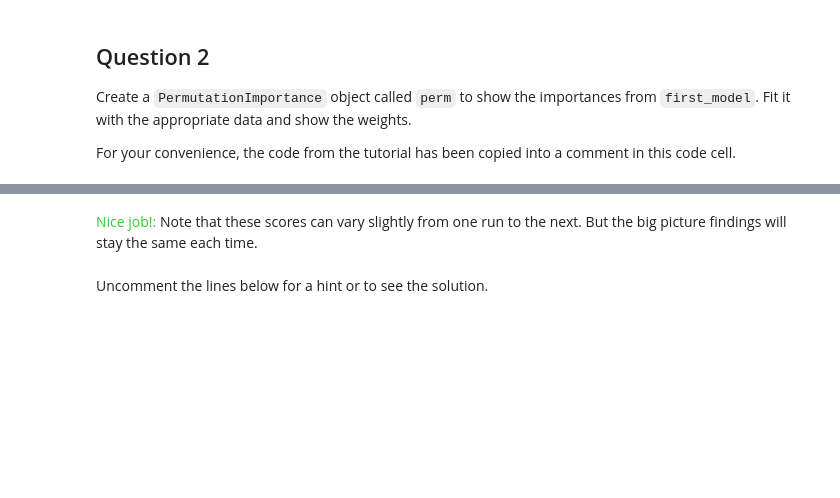
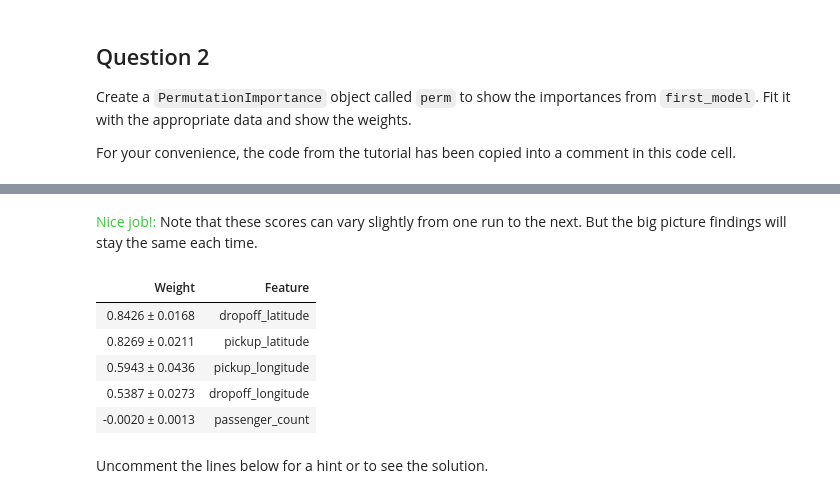
Before and after one commit to mcgue/kaggle, a Jupyter notebook: exercise-permutation-importance.ipynb, the cells around one changed output, grey strips where cells are left out. Saved outputs shown, nothing was run; the diff lists cells and outputs as text; code cells hidden in the pictures; blank space fills up the shorter version.

```diff
--- a/exercise-permutation-importance.ipynb
+++ b/exercise-permutation-importance.ipynb
@@ -118,19 +118,25 @@ For your convenience, the code from the tutorial has been copied into a comment
 # %%
 import eli5
 from eli5.sklearn import PermutationImportance
 
 # Make a small change to the code below to use in this problem.
 perm = PermutationImportance(first_model, random_state=1).fit(val_X, val_y)
 
 # Check your answer
 q_2.check()
 
 # uncomment the following line to visualize your results
-# eli5.show_weights(perm, feature_names = val_X.columns.tolist())
+eli5.show_weights(perm, feature_names = val_X.columns.tolist())
 # %% [output]
 [interactive output not drawn]
 <span style="color:#33cc33">Nice job!:</span> Note that these scores can vary slightly from one run to the next.
                       But the big picture findings will stay the same each time.
+| Weight | Feature |
+| 0.8426 ± 0.0168 | dropoff_latitude |
+| 0.8269 ± 0.0211 | pickup_latitude |
+| 0.5943 ± 0.0436 | pickup_longitude |
+| 0.5387 ± 0.0273 | dropoff_longitude |
+| -0.0020 ± 0.0013 | passenger_count |
 # %% [markdown]
 Uncomment the lines below for a hint or to see the solution.
 # %%
```
